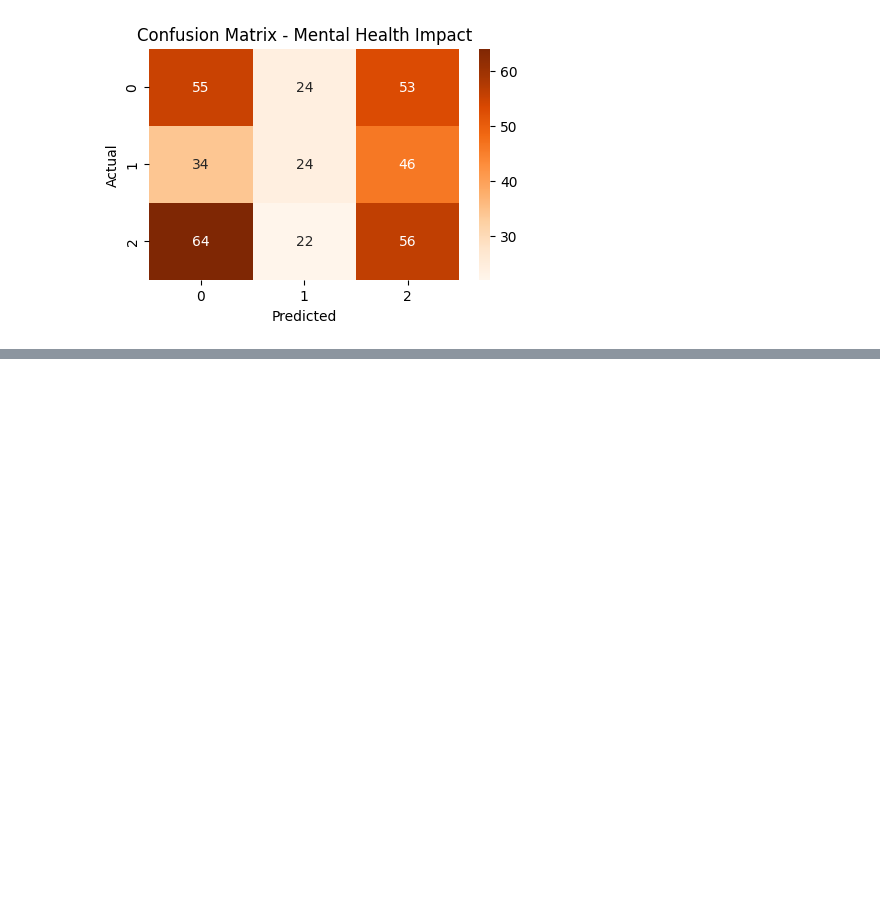
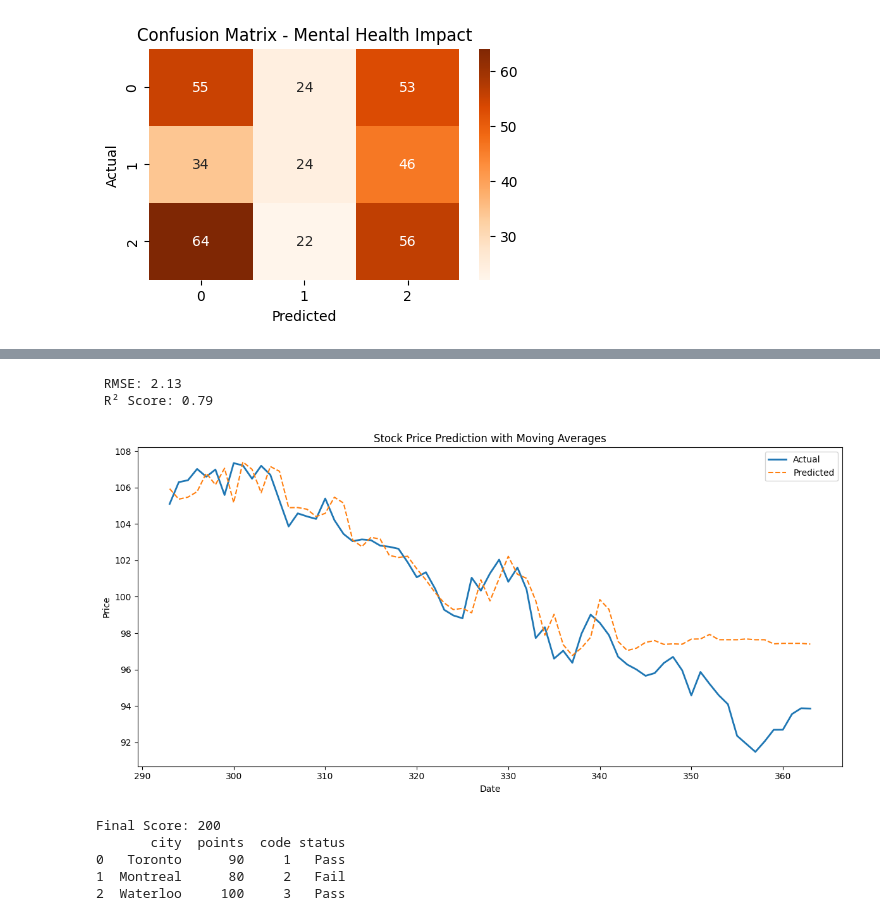
Before and after one commit to Stefina-11/pynotes, a Jupyter notebook: notebooks/basics/test_1.ipynb, the cells around one changed output, grey strips where cells are left out. Saved outputs shown, nothing was run; the diff lists cells and outputs as text; code cells hidden in the pictures; blank space fills up the shorter version.

```diff
--- a/notebooks/basics/test_1.ipynb
+++ b/notebooks/basics/test_1.ipynb
@@ -734,0 +776,75 @@ plt.show()
+# %%
+import pandas as pd
+import numpy as np
+import matplotlib.pyplot as plt
+from sklearn.ensemble import RandomForestRegressor
+from sklearn.metrics import mean_squared_error, r2_score
+from sklearn.model_selection import train_test_split
+df = pd.read_csv("stock_data.csv")
+date_col = [col for col in df.columns if 'date' in col.lower() or 'time' in col.lower()]
+if date_col:
+    df[date_col[0]] = pd.to_datetime(df[date_col[0]])
+    df.set_index(date_col[0], inplace=True)
+stock_col = df.select_dtypes(include='number').columns[0]
+df = df[[stock_col]].rename(columns={stock_col: "Close"})
+df["MA_5"] = df["Close"].rolling(window=5).mean()
+df["MA_10"] = df["Close"].rolling(window=10).mean()
+df["Daily_Return"] = df["Close"].pct_change()
+df["Target"] = df["Close"].shift(-1)  # Predict next day's price
+df.dropna(inplace=True)
+X = df[["Close", "MA_5", "MA_10", "Daily_Return"]]
+y = df["Target"]
+X_train, X_test, y_train, y_test = train_test_split(X, y, shuffle=False, test_size=0.2)
+model = RandomForestRegressor(n_estimators=100, random_state=42)
+model.fit(X_train, y_train)
+y_pred = model.predict(X_test)
+rmse = np.sqrt(mean_squared_error(y_test, y_pred))
+r2 = r2_score(y_test, y_pred)
+print(f" RMSE: {rmse:.2f}")
+print(f" R² Score: {r2:.2f}")
+plt.figure(figsize=(12, 6))
+plt.plot(y_test.index, y_test, label="Actual", linewidth=2)
+plt.plot(y_test.index, y_pred, label="Predicted", linestyle='--')
+plt.title("Stock Price Prediction with Moving Averages")
+plt.xlabel("Date")
+plt.ylabel("Price")
+plt.legend()
+plt.tight_layout()
+plt.show()
+# %% [output]
+ RMSE: 2.13
+ R² Score: 0.79
+[figure, added]
+# %%
+
+score = 0
+import pandas as pd
+
+data = {
+    'city': ['Toronto', 'Montreal', 'Waterloo'],
+    'points': [80, 70, 90]
+}
+df = pd.DataFrame(data)
+score += 40
+df['code'] = [1, 2, 3]
+score += 40
+df['points'] = df['points'] + 10
+score += 40
+from datetime import datetime
+def get_age(d):
+    d1 = datetime.now()
+    months = (d1.year - d.year) * 12 + d1.month - d.month
+    year = int(months / 12)
+    return year
+age = get_age(datetime(1991, 1, 1))
+score += 40  # Function logic used
+df['status'] = df['points'].apply(lambda x: 'Pass' if x >= 90 else 'Fail')
+score += 40
+print("Final Score:", score)
+print(df)
+# %% [output]
+Final Score: 200
+       city  points  code status
+0   Toronto      90     1   Pass
+1  Montreal      80     2   Fail
+2  Waterloo     100     3   Pass
```
Also changed, not shown: parts of 4 cells of this notebook, 1 other file.
